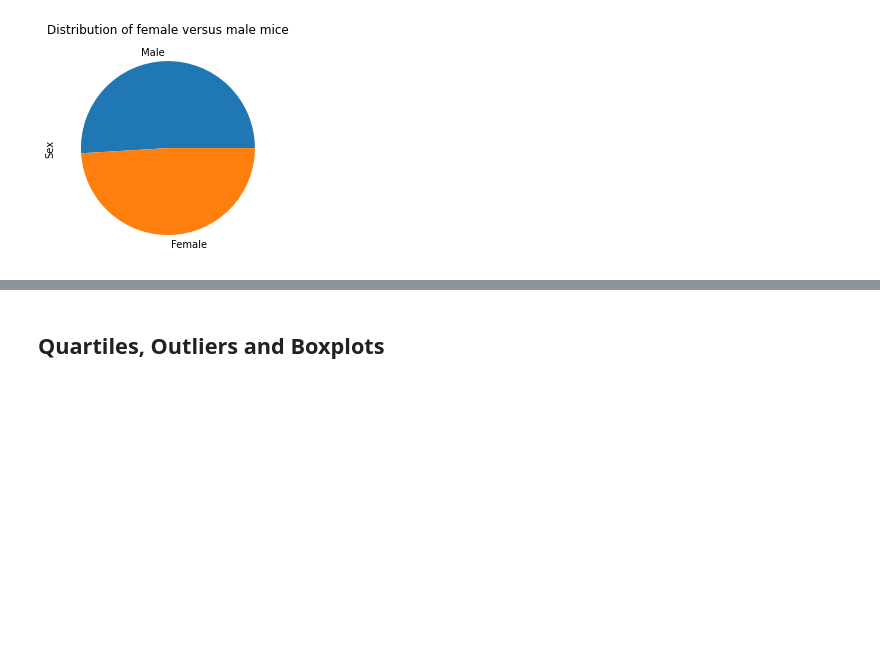
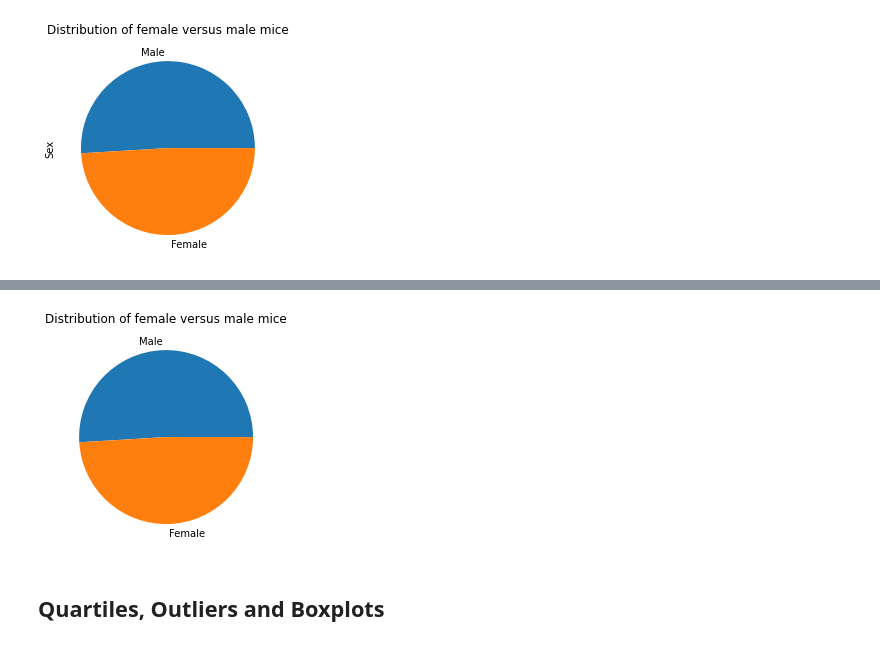
Before and after one commit to agomeso/Matplotlib-Challenge, a Jupyter notebook: Pymaceuticals/pymaceuticals_starter.ipynb, the cells around one changed output, grey strips where cells are left out. Cells and saved outputs as stored; diff of their text form; code cells hidden in the pictures; blank space fills up the shorter version.

```diff
--- a/Pymaceuticals/pymaceuticals_starter.ipynb
+++ b/Pymaceuticals/pymaceuticals_starter.ipynb
@@ -198,5 +205,5 @@ sex_labels = mouse_sex_df.keys()
 sex_values = mouse_sex_df.tolist()
 
 plt.pie(sex_values,labels=sex_labels)
-plt.label("Distribution of female versus male mice")
+plt.title("Distribution of female versus male mice")
 # %% [output]
@@ -204,3 +211,4 @@ SyntaxError: EOL while scanning string literal (<ipython-input-200-34ee9f24eddd>
+[figure, added]
 # %% [markdown]
 ## Quartiles, Outliers and Boxplots
 # %%
```
Also changed, not shown: parts of 11 cells of this notebook.
